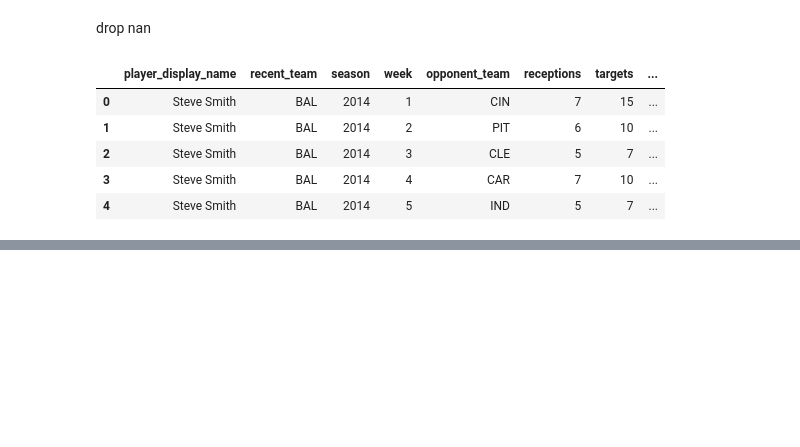
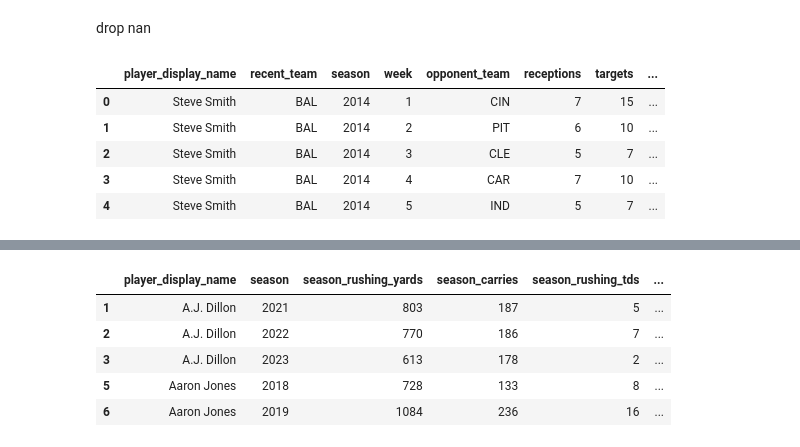
Before and after one commit to DBAfox/Team-USA-Football, a Jupyter notebook: NFL Dream Team.ipynb, the cells around one changed output, grey strips where cells are left out. Saved outputs shown, nothing was run; the diff lists cells and outputs as text; code cells hidden in the pictures; blank space fills up the shorter version.

```diff
--- a/NFL Dream Team.ipynb
+++ b/NFL Dream Team.ipynb
@@ -773,0 +658,12 @@ Test MAE: 10.90898609161377
+# %%
+rushers_df = rushers_df[rushers_df['season_carries'] >= 100]
+rushers_df.drop(columns=['recent_team', 'opponent_team', 'carries', 'rushing_yards', 'rushing_tds', 'rushing_fumbles', 'rushing_fumbles_lost', 'rushing_first_downs', 'rushing_2pt_conversions', 'yards_per_carry', 'tds_per_carry'], inplace=True)
+# %%
+rushers_df.head()
+# %% [output]
+|  | player_display_name | season | season_rushing_yards | season_carries | season_rushing_tds | ... |
+| 1 | A.J. Dillon | 2021 | 803 | 187 | 5 | ... |
+| 2 | A.J. Dillon | 2022 | 770 | 186 | 7 | ... |
+| 3 | A.J. Dillon | 2023 | 613 | 178 | 2 | ... |
+| 5 | Aaron Jones | 2018 | 728 | 133 | 8 | ... |
+| 6 | Aaron Jones | 2019 | 1084 | 236 | 16 | ... |
```
Also changed, not shown: parts of 86 cells of this notebook, 2 other files.
